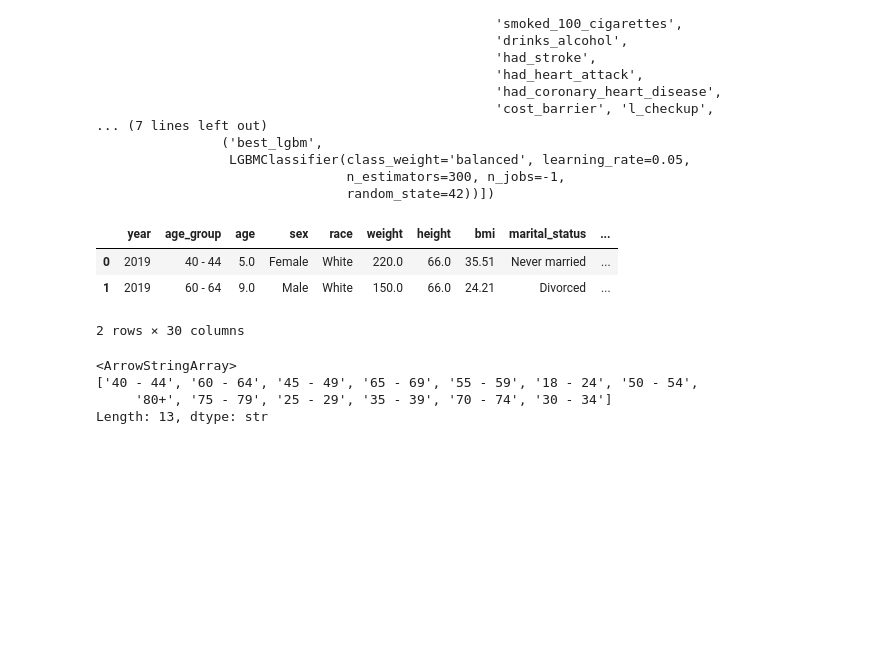
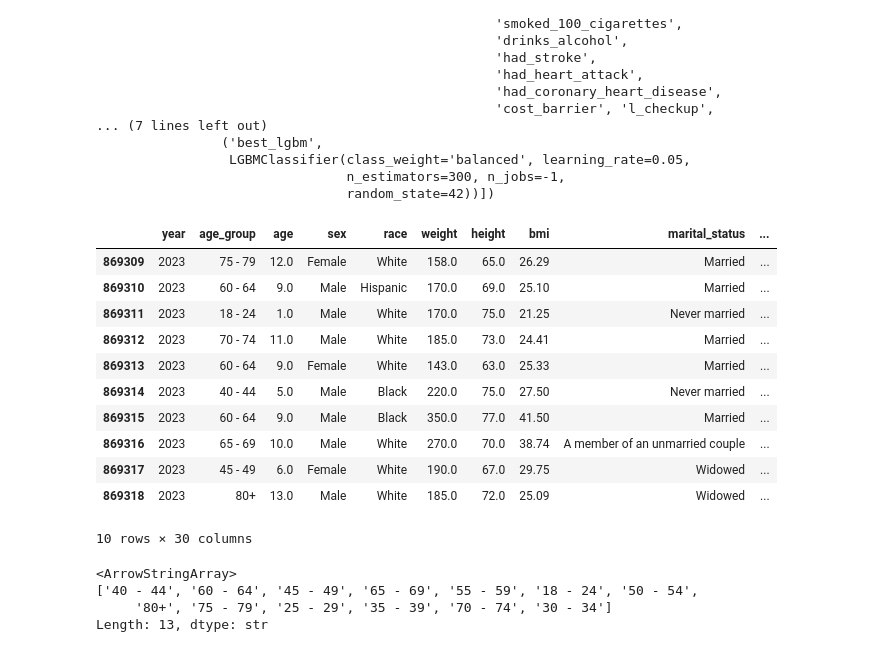
Before and after one commit to maradeben/wotosuga-core, a Jupyter notebook: model_building/prediction_pipeline.ipynb, the cells around one changed output. Cells and saved outputs as stored; diff of their text form; code cells hidden in the pictures; blank space fills up the shorter version.

```diff
--- a/model_building/prediction_pipeline.ipynb
+++ b/model_building/prediction_pipeline.ipynb
@@ -31,12 +31,20 @@ Pipeline(steps=[('preprocessor',
 # %%
 df = pd.read_csv("../datasets/cleaned_data.csv")
 # %%
-df.head(2)
+df.tail(10)
 # %% [output]
 |  | year | age_group | age | sex | race | weight | height | bmi | marital_status | ... |
-| 0 | 2019 | 40 - 44 | 5.0 | Female | White | 220.0 | 66.0 | 35.51 | Never married | ... |
-| 1 | 2019 | 60 - 64 | 9.0 | Male | White | 150.0 | 66.0 | 24.21 | Divorced | ... |
+| 869309 | 2023 | 75 - 79 | 12.0 | Female | White | 158.0 | 65.0 | 26.29 | Married | ... |
+| 869310 | 2023 | 60 - 64 | 9.0 | Male | Hispanic | 170.0 | 69.0 | 25.10 | Married | ... |
+| 869311 | 2023 | 18 - 24 | 1.0 | Male | White | 170.0 | 75.0 | 21.25 | Never married | ... |
+| 869312 | 2023 | 70 - 74 | 11.0 | Male | White | 185.0 | 73.0 | 24.41 | Married | ... |
+| 869313 | 2023 | 60 - 64 | 9.0 | Female | White | 143.0 | 63.0 | 25.33 | Married | ... |
+| 869314 | 2023 | 40 - 44 | 5.0 | Male | Black | 220.0 | 75.0 | 27.50 | Never married | ... |
+| 869315 | 2023 | 60 - 64 | 9.0 | Male | Black | 350.0 | 77.0 | 41.50 | Married | ... |
+| 869316 | 2023 | 65 - 69 | 10.0 | Male | White | 270.0 | 70.0 | 38.74 | A member of an unmarried couple | ... |
+| 869317 | 2023 | 45 - 49 | 6.0 | Female | White | 190.0 | 67.0 | 29.75 | Widowed | ... |
+| 869318 | 2023 | 80+ | 13.0 | Male | White | 185.0 | 72.0 | 25.09 | Widowed | ... |
-2 rows × 30 columns
+10 rows × 30 columns
 # %%
 df.age_group.unique()
 # %% [output]
```
Also changed, not shown: parts of 1 cell of this notebook, 1 other file.
